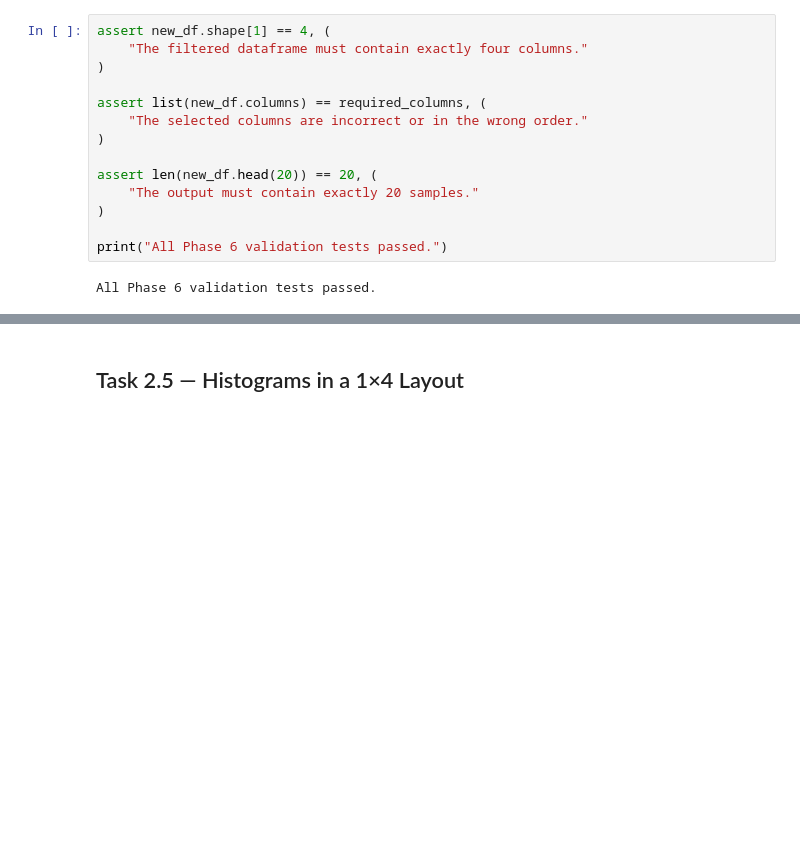
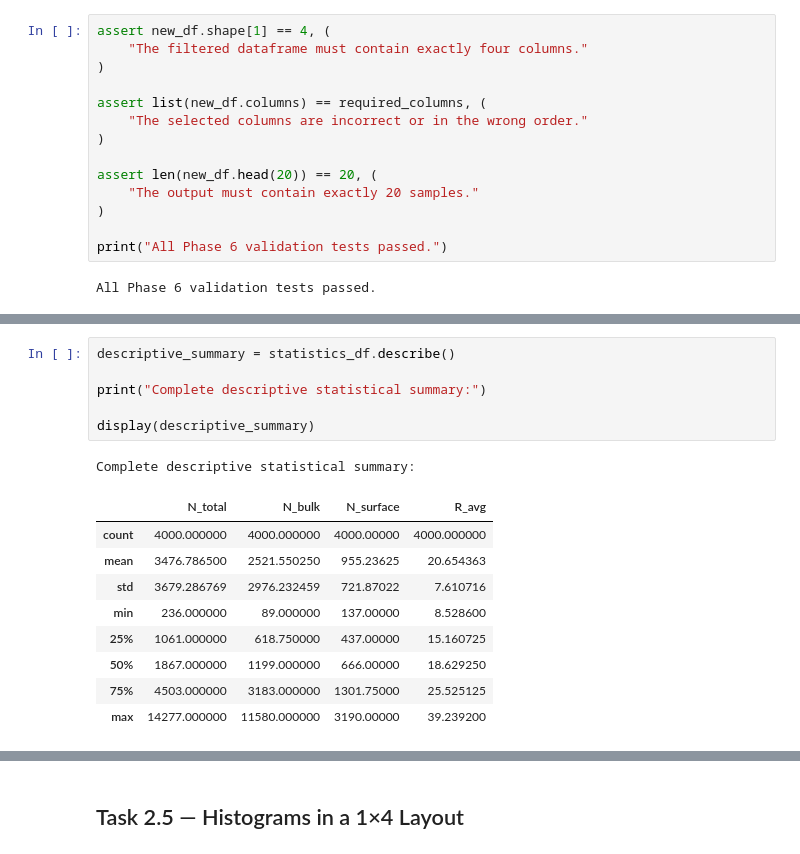
Before and after one commit to ramzymhafeel/SE4050-Deep-Learning-Lab-01, a Jupyter notebook: notebooks/SE4050_Lab01_Task2.ipynb, the cells around one changed output, grey strips where cells are left out. Drawn from its saved outputs; the diff is of its cells as text; blank space fills up the shorter version.

```diff
--- a/notebooks/SE4050_Lab01_Task2.ipynb
+++ b/notebooks/SE4050_Lab01_Task2.ipynb
@@ -451,0 +602,17 @@ All Phase 6 validation tests passed.
+# %%
+descriptive_summary = statistics_df.describe()
+
+print("Complete descriptive statistical summary:")
+
+display(descriptive_summary)
+# %% [output]
+Complete descriptive statistical summary:
+|  | N_total | N_bulk | N_surface | R_avg |
+| count | 4000.000000 | 4000.000000 | 4000.00000 | 4000.000000 |
+| mean | 3476.786500 | 2521.550250 | 955.23625 | 20.654363 |
+| std | 3679.286769 | 2976.232459 | 721.87022 | 7.610716 |
+| min | 236.000000 | 89.000000 | 137.00000 | 8.528600 |
+| 25% | 1061.000000 | 618.750000 | 437.00000 | 15.160725 |
+| 50% | 1867.000000 | 1199.000000 | 666.00000 | 18.629250 |
+| 75% | 4503.000000 | 3183.000000 | 1301.75000 | 25.525125 |
+| max | 14277.000000 | 11580.000000 | 3190.00000 | 39.239200 |
```
Also changed, not shown: parts of 24 cells of this notebook.
